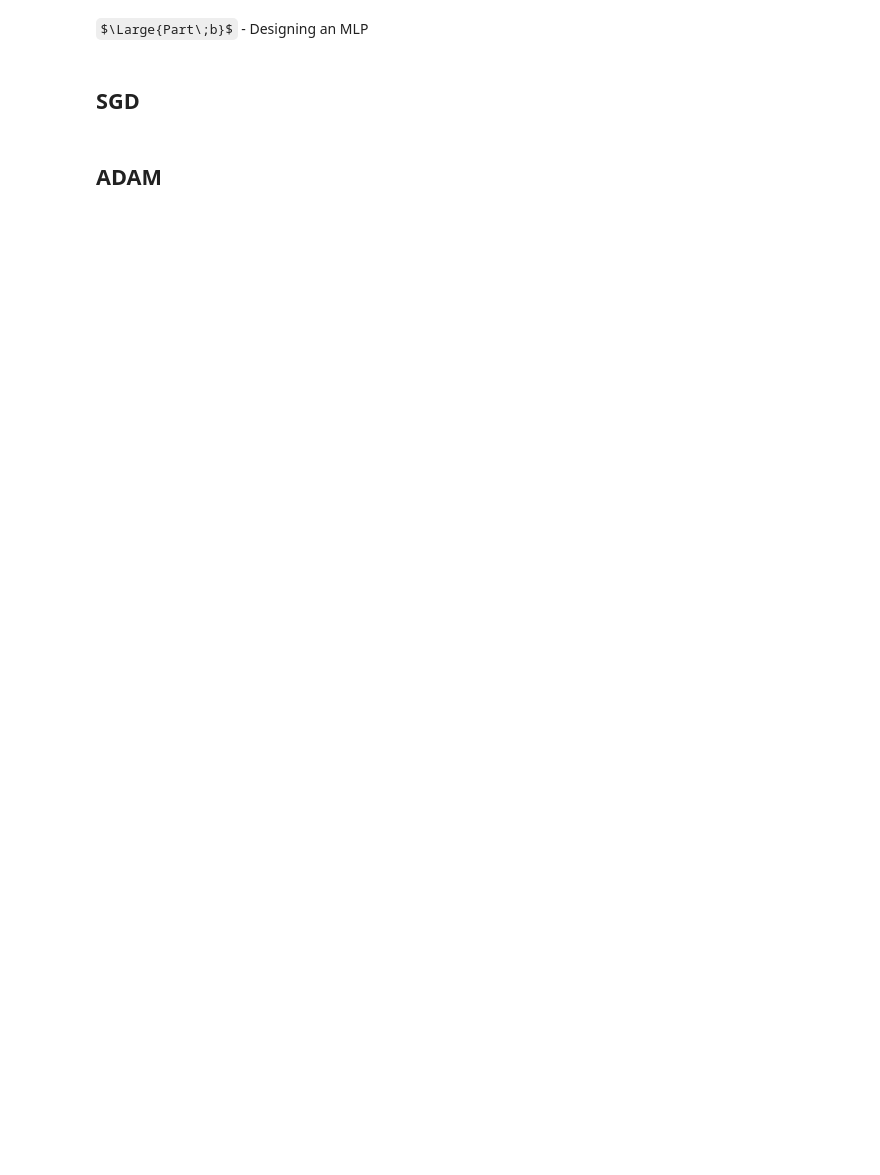
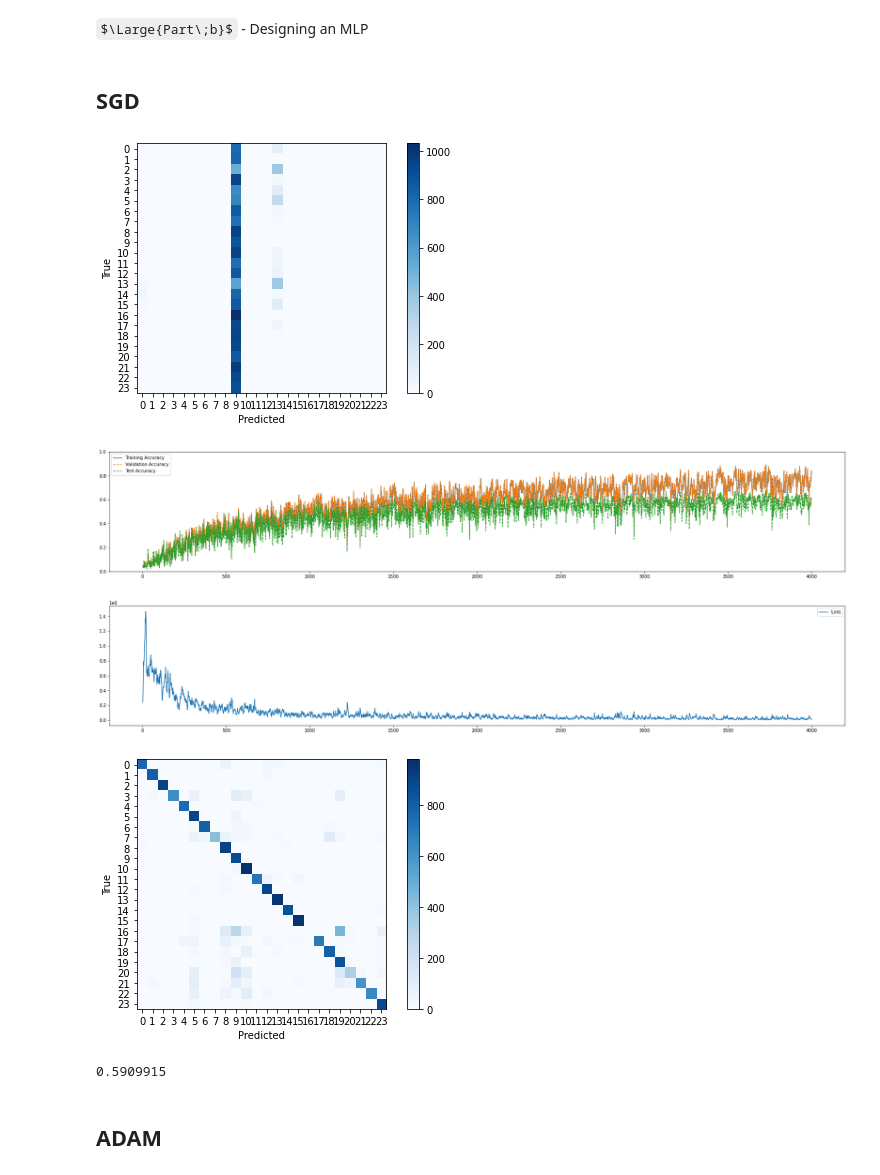
Before and after one commit to AminAlam/sign-language-Detector, a Jupyter notebook: Q01.ipynb, the cells around one changed output. Drawn from its saved outputs; the diff is of its cells as text; code cells hidden in the pictures; some formulas as TeX source; blank space fills up the shorter version.

```diff
--- a/Q01.ipynb
+++ b/Q01.ipynb
@@ -194,11 +148,16 @@ def plot_weights():
 # %%
-feed_dict_test = {x: x_test,
-                  y_true: y_test,
-                  y_true_cls: y_test_cls}
+# running the network
+session = tf.Session()
+session.run(tf.global_variables_initializer())
 
-feed_dict_train = {x: x_train,
-                  y_true: y_train,
-                  y_true_cls: y_train_cls}
+numb = -1
+feed_dict_test = {x: x_test[:numb,:],
+                  y_true: y_test[:numb, :],
+                  y_true_cls: y_test_cls[:numb]}
+
+feed_dict_train = {x: x_train[:numb,:],
+                  y_true: y_train[:numb, :],
+                  y_true_cls: y_train_cls[:numb]}
 
 feed_dict_validation = {x: x_validation,
                   y_true: y_validation,
@@ -206,14 +216,38 @@ feed_dict_validation = {x: x_validation,
 # %%
-num_iterations = 10000
-[accs_train, accs_validation] = optimize(num_iterations=num_iterations)
+# plot_weights(weights_1)
+# # plot_weights(weights_2)
+# plot_weights(weights_out)
+print_confusion_matrix()
+num_iterations = 4000
+[accs_train, accs_validation, Test_Accuracy, loss] = optimize(num_iterations, feed_dict_train, feed_dict_validation)
 
 fig, axes = plt.subplots(1, 1, figsize=(30,5))
-plt.plot(np.linspace(1, num_iterations, num_iterations), accs_train, label='Training Error')
-plt.plot(np.linspace(1, num_iterations, num_iterations), accs_validation, label='Validation Error')
+plt.plot(np.linspace(1, num_iterations, num_iterations), accs_train, label='Training Accuracy')
+plt.plot(np.linspace(1, num_iterations, num_iterations), accs_validation, '--', label='Validation Accuracy')
+plt.plot(np.linspace(1, num_iterations, num_iterations), Test_Accuracy, '--', label='Test Accuracy')
+plt.ylim([0,1])
 plt.legend()
 plt.show()
 
-plot_weights()
+fig, axes = plt.subplots(1, 1, figsize=(30,5))
+plt.plot(np.linspace(1, num_iterations, num_iterations), loss, label='Loss')
+plt.legend()
+plt.show()
+
+# plot_weights(weights_1)
+# # plot_weights(weights_2)
+# plot_weights(weights_out)
+print_confusion_matrix()
+# %% [output]
+[figure, added]
+[figure, added]
+[figure, added]
+[figure, added]
+# %%
+Test_Accuracy = session.run(accuracy, feed_dict=feed_dict_test)
+print(Test_Accuracy)
+# %% [output]
+0.5909915
 # %% [markdown]
 ## ADAM
 # %%
```
Also changed, not shown: parts of 29 cells of this notebook.
